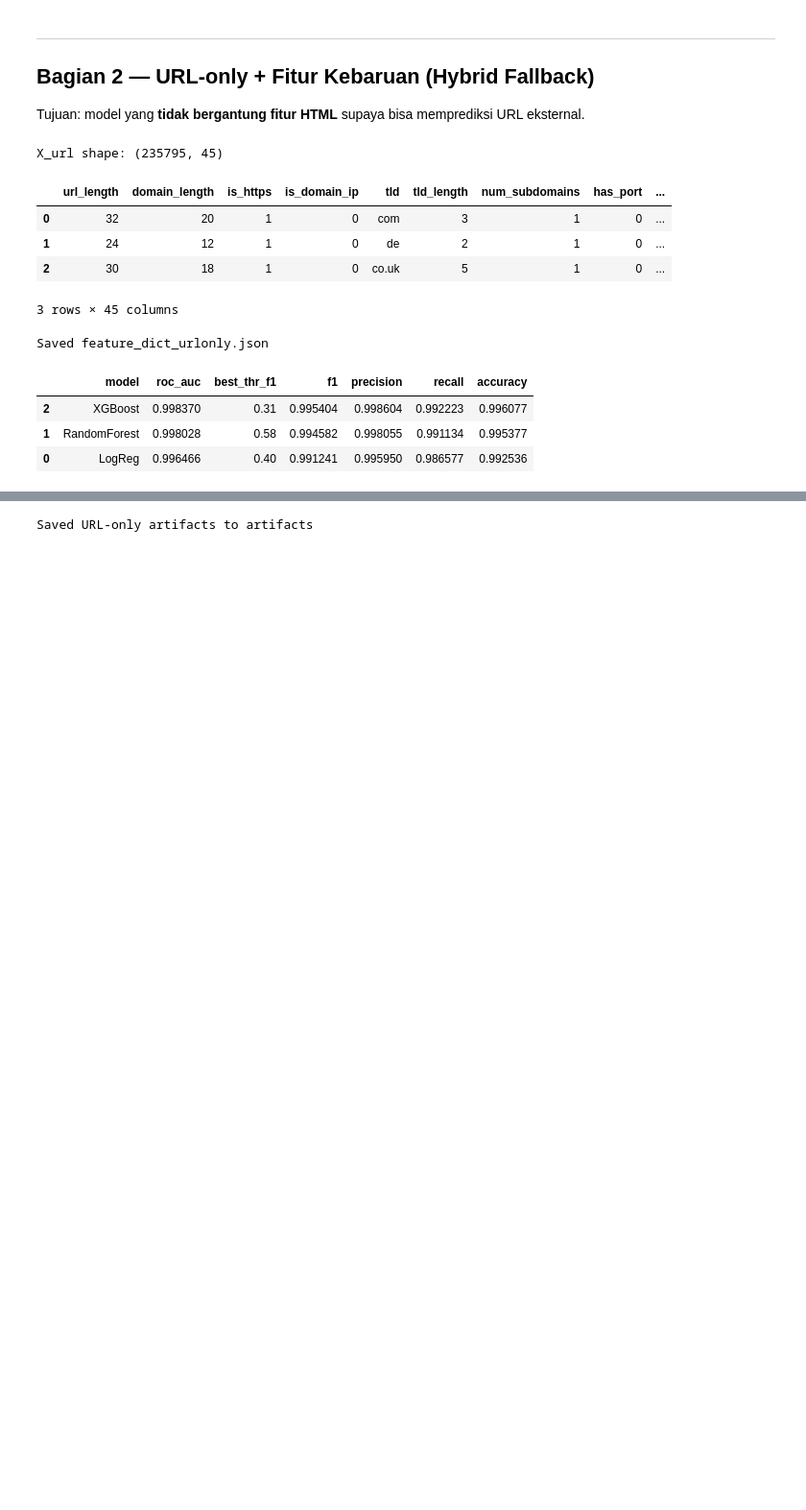
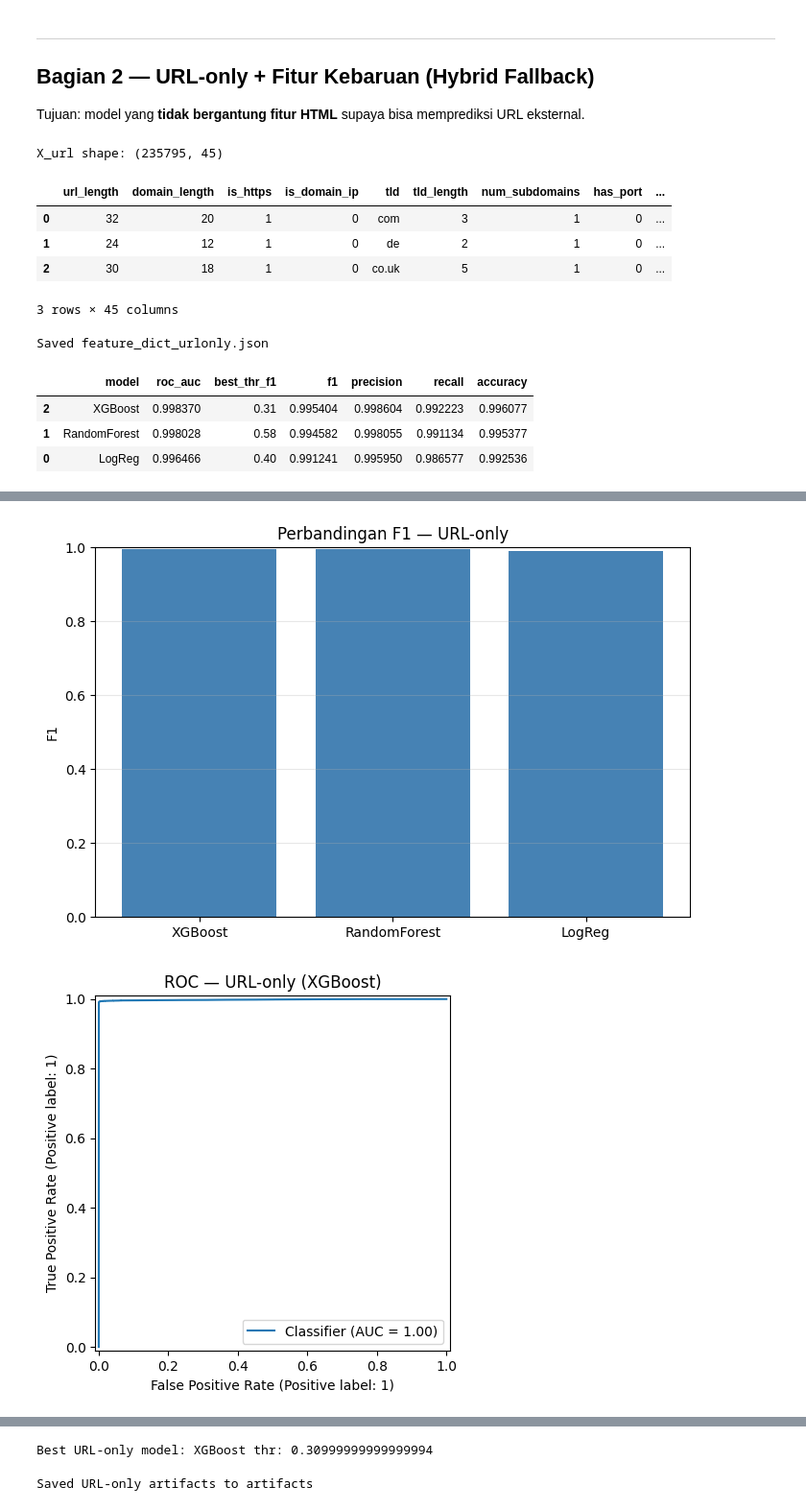
Before and after one commit to RAFLYBOSENG/Phishing-URL-Detector-Hybrid-LRvsRFvsXG, a Jupyter notebook: Machine_v4_HYBRID_full_and_urlonly.ipynb, the cells around one changed output, grey strips where cells are left out. Shown at 96% size. Cells and saved outputs as stored; diff of their text form; code cells hidden in the pictures; blank space fills up the shorter version.

```diff
--- a/Machine_v4_HYBRID_full_and_urlonly.ipynb
+++ b/Machine_v4_HYBRID_full_and_urlonly.ipynb
@@ -599,0 +911,29 @@ df_url
+# %%
+# Plot comparison (F1) - URL-only
+plt.figure(figsize=(8, 5))
+plt.title("Perbandingan F1 — URL-only")
+plt.bar(df_url["model"], df_url["f1"], color='steelblue')
+plt.ylabel("F1")
+plt.ylim(0, 1)
+plt.grid(axis='y', alpha=0.3)
+plt.show()
+
+# ROC Curve (gunakan variabel yang sudah didefinisikan)
+RocCurveDisplay.from_predictions(y_test, proba_url)
+plt.title(f"ROC — URL-only ({best_url_name})")
+plt.show()
+
+# Precision-Recall Curve
+PrecisionRecallDisplay.from_predictions(y_test, proba_url)
+plt.title(f"PR — URL-only ({best_url_name})")
+plt.show()
+
+# Basic Confusion Matrix
+ConfusionMatrixDisplay(cm_url_raw, display_labels=['Legitimate', 'Phishing']).plot()
+plt.title(f"CM — URL-only ({best_url_name}) @ thr={thr_url:.2f}")
+plt.show()
+
+print("Best URL-only model:", best_url_name, "thr:", thr_url)
+# %% [output]
+[figure, added]
+[figure, added]
@@ -600,3 +942,4 @@ df_url
+Best URL-only model: XGBoost thr: 0.30999999999999994
 # %%
 # Export URL-only artifacts
 best_url_name = df_url.iloc[0]["model"]
```
Also changed, not shown: parts of 6 cells of this notebook, 6 other files.
